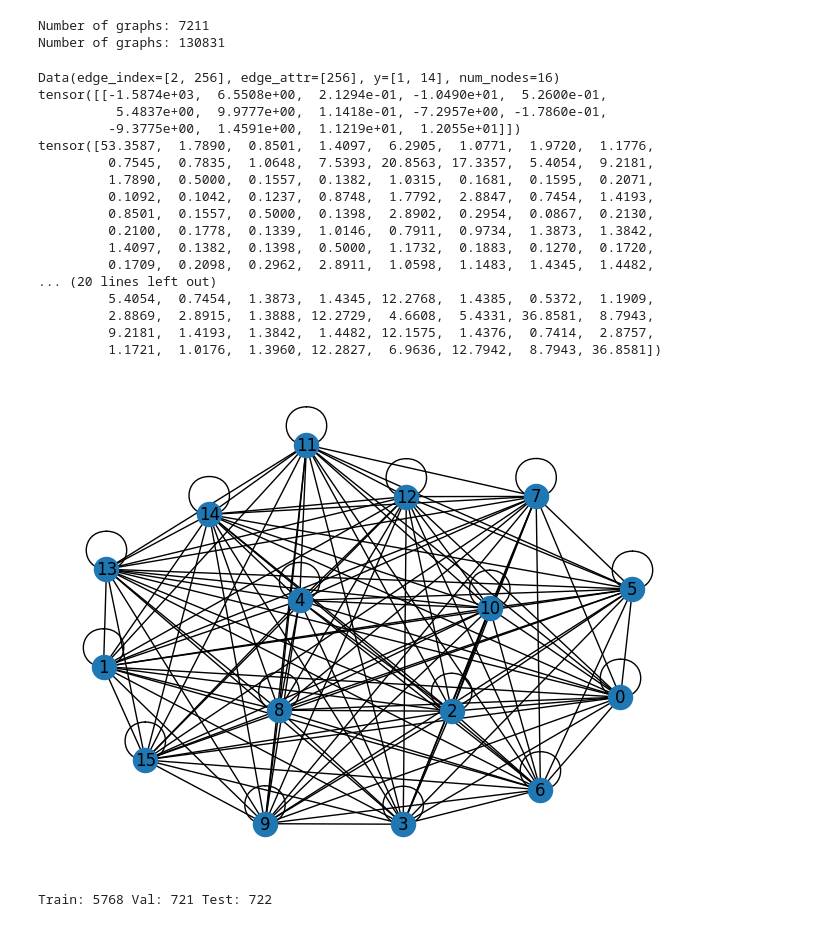
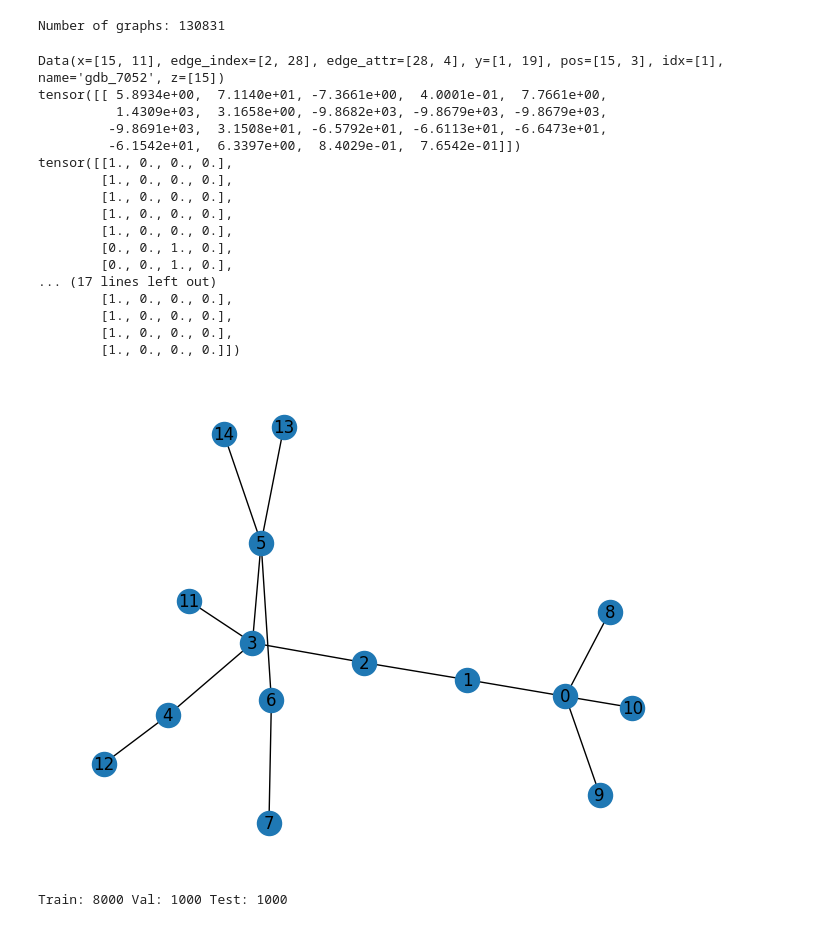
Before and after one commit to wittmajerd/Graph-DL-HW, a Jupyter notebook: Node2vec.ipynb, the cells around one changed output. Saved outputs shown, nothing was run; the diff lists cells and outputs as text; code cells hidden in the pictures.

Commit message:
trying out things
Node2Vec doesn't work well

```diff
--- a/Node2vec.ipynb
+++ b/Node2vec.ipynb
@@ -14,37 +14,37 @@ from torch_geometric.datasets import QM7b, QM9
-# %%
-dataset_qm7b = QM7b(root='./data/QM7b')
-dataset_qm9 = QM9(root='./data/QM9')
-
-print(f'Number of graphs: {len(dataset_qm7b)}')
-print(f'Number of graphs: {len(dataset_qm9)}')
-# %% [output]
-Number of graphs: 7211
-Number of graphs: 130831
+# %%
+# The qm7b dataset is doesent have node features, so we use the QM9 dataset instead.
+# dataset_qm7b = QM7b(root='./data/QM7b')
+# print(f'Number of graphs: {len(dataset_qm7b)}')
+
+dataset = QM9(root='./data/QM9')
+print(f'Number of graphs: {len(dataset)}')
+# %% [output]
+Number of graphs: 130831
 # %%
 i = 6840
 
-print(dataset_qm7b[i])
-print(dataset_qm7b[i].y)
-print(dataset_qm7b[i].edge_attr)
+print(dataset[i])
+print(dataset[i].y)
+print(dataset[i].edge_attr)
 
-g = to_networkx(dataset_qm7b[i], to_undirected=True)
+g = to_networkx(dataset[i], to_undirected=True)
 nx.draw(g, with_labels=True)
 # %% [output]
-Data(edge_index=[2, 256], edge_attr=[256], y=[1, 14], num_nodes=16)
-tensor([[-1.5874e+03,  6.5508e+00,  2.1294e-01, -1.0490e+01,  5.2600e-01,
-          5.4837e+00,  9.9777e+00,  1.1418e-01, -7.2957e+00, -1.7860e-01,
-         -9.3775e+00,  1.4591e+00,  1.1219e+01,  1.2055e+01]])
-tensor([53.3587,  1.7890,  0.8501,  1.4097,  6.2905,  1.0771,  1.9720,  1.1776,
-         0.7545,  0.7835,  1.0648,  7.5393, 20.8563, 17.3357,  5.4054,  9.2181,
-         1.7890,  0.5000,  0.1557,  0.1382,  1.0315,  0.1681,  0.1595,  0.2071,
-         0.1092,  0.1042,  0.1237,  0.8748,  1.7792,  2.8847,  0.7454,  1.4193,
-         0.8501,  0.1557,  0.5000,  0.1398,  2.8902,  0.2954,  0.0867,  0.2130,
-         0.2100,  0.1778,  0.1339,  1.0146,  0.7911,  0.9734,  1.3873,  1.3842,
-         1.4097,  0.1382,  0.1398,  0.5000,  1.1732,  0.1883,  0.1270,  0.1720,
-         0.1709,  0.2098,  0.2962,  2.8911,  1.0598,  1.1483,  1.4345,  1.4482,
-... (20 lines left out)
-         5.4054,  0.7454,  1.3873,  1.4345, 12.2768,  1.4385,  0.5372,  1.1909,
-         2.8869,  2.8915,  1.3888, 12.2729,  4.6608,  5.4331, 36.8581,  8.7943,
-         9.2181,  1.4193,  1.3842,  1.4482, 12.1575,  1.4376,  0.7414,  2.8757,
-         1.1721,  1.0176,  1.3960, 12.2827,  6.9636, 12.7942,  8.7943, 36.8581])
+Data(x=[15, 11], edge_index=[2, 28], edge_attr=[28, 4], y=[1, 19], pos=[15, 3], idx=[1], name='gdb_7052', z=[15])
+tensor([[ 5.8934e+00,  7.1140e+01, -7.3661e+00,  4.0001e-01,  7.7661e+00,
+          1.4309e+03,  3.1658e+00, -9.8682e+03, -9.8679e+03, -9.8679e+03,
+         -9.8691e+03,  3.1508e+01, -6.5792e+01, -6.6113e+01, -6.6473e+01,
+         -6.1542e+01,  6.3397e+00,  8.4029e-01,  7.6542e-01]])
+tensor([[1., 0., 0., 0.],
+        [1., 0., 0., 0.],
+        [1., 0., 0., 0.],
+        [1., 0., 0., 0.],
+        [1., 0., 0., 0.],
+        [0., 0., 1., 0.],
+        [0., 0., 1., 0.],
+... (17 lines left out)
+        [1., 0., 0., 0.],
+        [1., 0., 0., 0.],
+        [1., 0., 0., 0.],
+        [1., 0., 0., 0.]])
-[figure, old version]
+[figure, new version]
@@ -51,17 +53,17 @@ tensor([53.3587,  1.7890,  0.8501,  1.4097,  6.2905,  1.0771,  1.9720,  1.1776,
 # %%
-length = len(dataset_qm7b)
+length = len(dataset)
 idx = np.random.permutation(length)
 train_idx = idx[:int(0.8*length)]
 val_idx = idx[int(0.8*length):int(0.9*length)]
 test_idx = idx[int(0.9*length):]
 
-train = [dataset_qm7b[i] for i in train_idx]
-val = [dataset_qm7b[i] for i in val_idx]
-test = [dataset_qm7b[i] for i in test_idx]
+train = [dataset[i] for i in train_idx]
+val = [dataset[i] for i in val_idx]
+test = [dataset[i] for i in test_idx]
 
 print(f'Train: {len(train)} Val: {len(val)} Test: {len(test)}')
 # %% [output]
-Train: 5768 Val: 721 Test: 722
+Train: 8000 Val: 1000 Test: 1000
 # %%
 def create_combined_graph(graph_dataset):
     combined_edge_index = []
```
Also changed, not shown: parts of 6 cells of this notebook, 2 other files.
